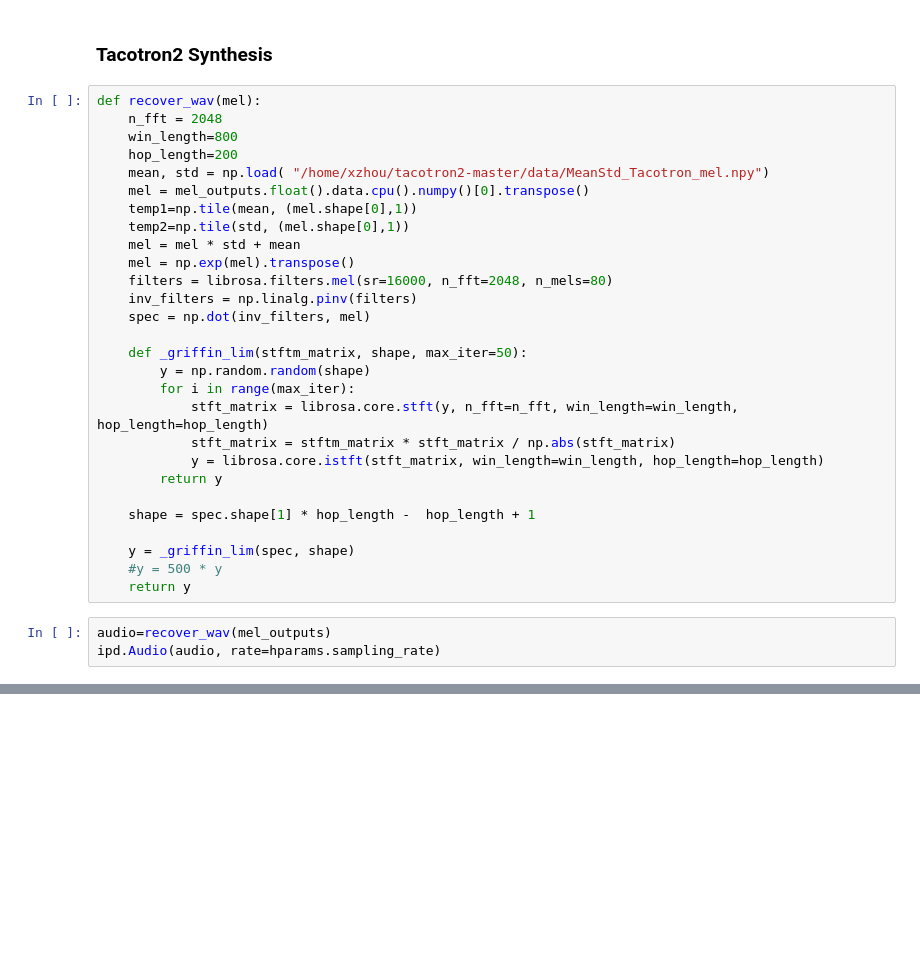
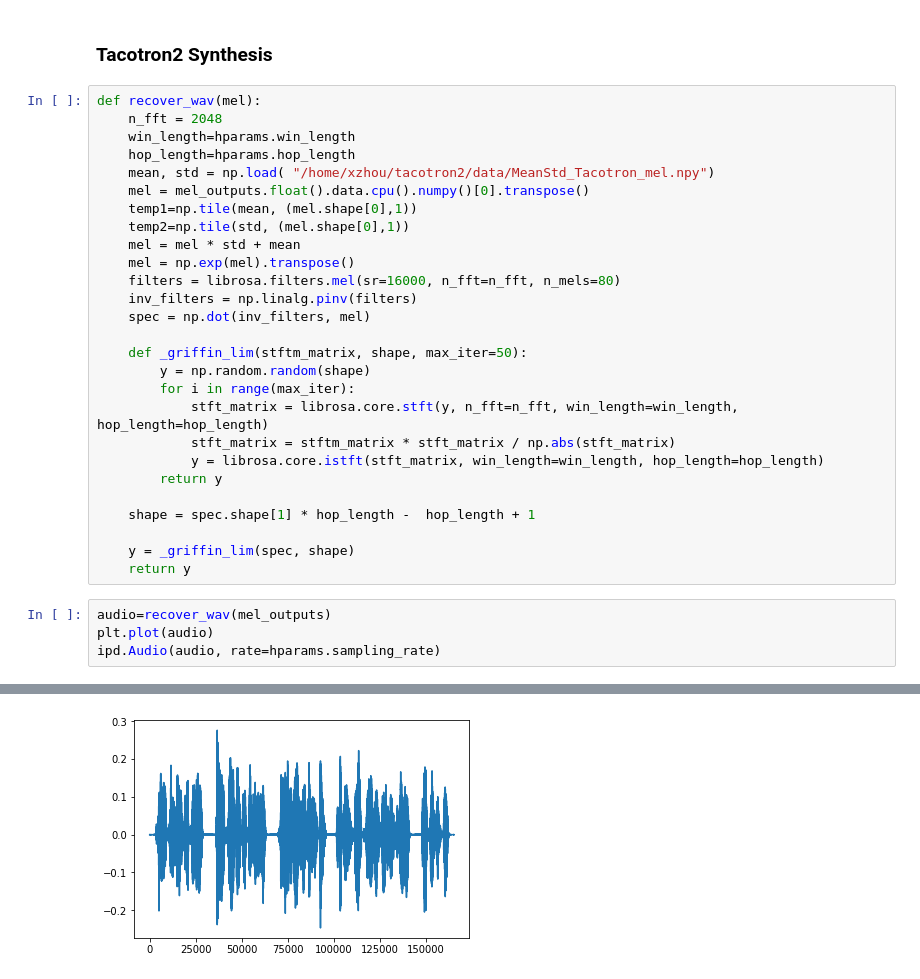
Before and after one commit to swayam01/tacotron2-1, a Jupyter notebook: inference.ipynb, the cells around one changed output, grey strips where cells are left out. Cells and saved outputs as stored; diff of their text form; blank space fills up the shorter version.

```diff
--- a/inference.ipynb
+++ b/inference.ipynb
@@ -64,15 +65,15 @@ plot_data((mel_outputs.float().data.cpu().numpy()[0],
 # %%
 def recover_wav(mel):
     n_fft = 2048
-    win_length=800
-    hop_length=200
-    mean, std = np.load( "/home/xzhou/tacotron2-master/data/MeanStd_Tacotron_mel.npy")
+    win_length=hparams.win_length
+    hop_length=hparams.hop_length
+    mean, std = np.load( "/home/xzhou/tacotron2/data/MeanStd_Tacotron_mel.npy")
     mel = mel_outputs.float().data.cpu().numpy()[0].transpose()
     temp1=np.tile(mean, (mel.shape[0],1))
     temp2=np.tile(std, (mel.shape[0],1))
     mel = mel * std + mean
     mel = np.exp(mel).transpose()
-    filters = librosa.filters.mel(sr=16000, n_fft=2048, n_mels=80)
+    filters = librosa.filters.mel(sr=16000, n_fft=n_fft, n_mels=80)
     inv_filters = np.linalg.pinv(filters)
     spec = np.dot(inv_filters, mel)
 
@@ -87,10 +88,11 @@ def recover_wav(mel):
     shape = spec.shape[1] * hop_length -  hop_length + 1
 
     y = _griffin_lim(spec, shape)
-    #y = 500 * y
     return y
 # %%
 audio=recover_wav(mel_outputs)
+plt.plot(audio)
 ipd.Audio(audio, rate=hparams.sampling_rate)
 # %% [output]
 [interactive output not drawn]
+[figure, added]
```
Also changed, not shown: parts of 4 cells of this notebook, 30 other files.
